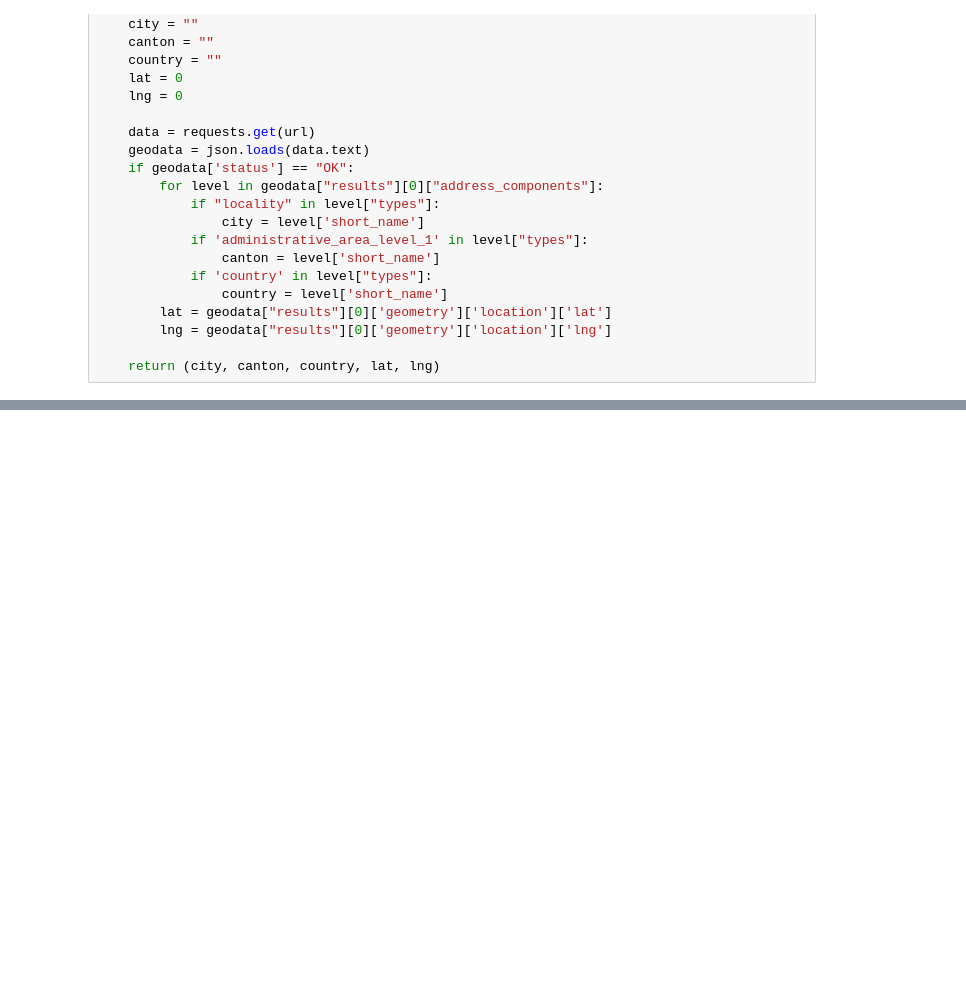
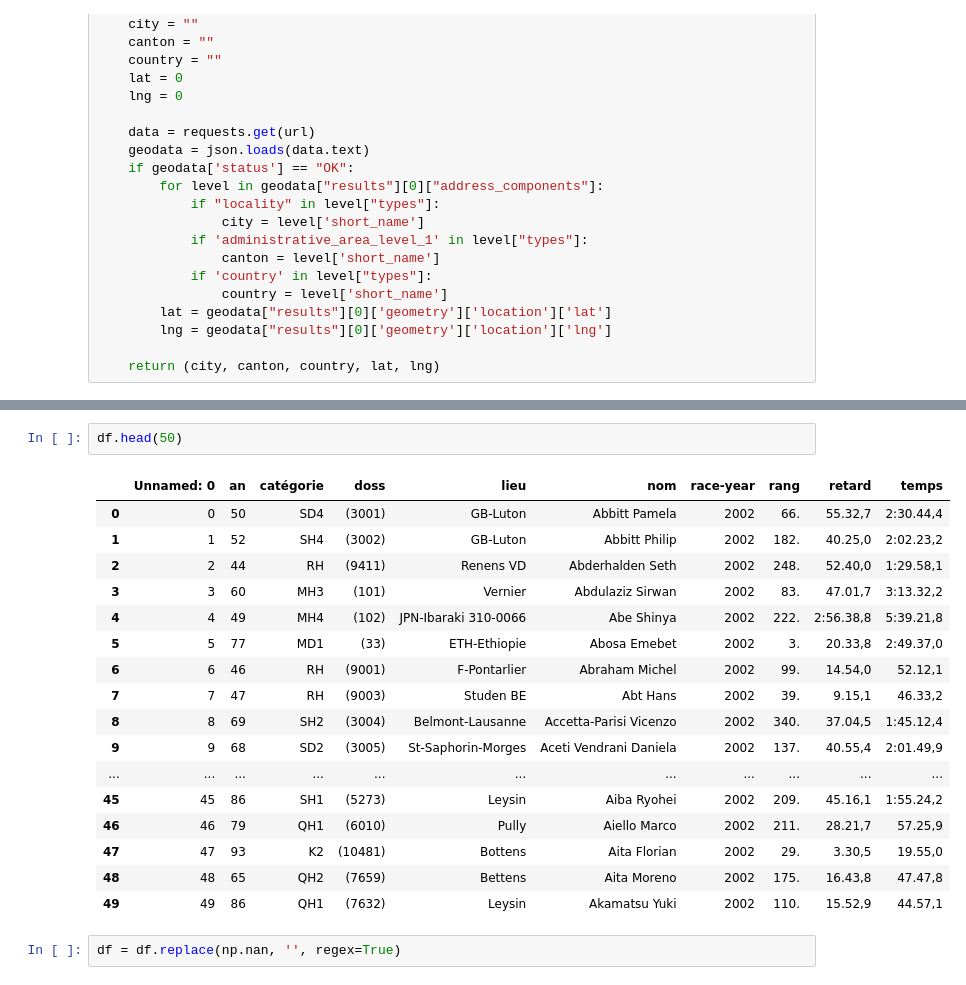
Before and after one commit to xiangzhemeng/Lausanne-Marathon-data-visualization, a Jupyter notebook: notebooks/geoLocationLookUp.ipynb, the cells around one changed output, grey strips where cells are left out. Saved outputs shown, nothing was run; the diff lists cells and outputs as text; blank space fills up the shorter version.

```diff
--- a/notebooks/geoLocationLookUp.ipynb
+++ b/notebooks/geoLocationLookUp.ipynb
@@ -58,0 +42,22 @@ df = pd.read_csv("../data/marathon-data.csv" ,sep='\t')
+# %%
+df.head(50)
+# %% [output]
+|  | Unnamed: 0 | an | catégorie | doss | lieu | nom | race-year | rang | retard | temps |
+| 0 | 0 | 50 | SD4 | (3001) | GB-Luton | Abbitt Pamela | 2002 | 66. | 55.32,7 | 2:30.44,4 |
+| 1 | 1 | 52 | SH4 | (3002) | GB-Luton | Abbitt Philip | 2002 | 182. | 40.25,0 | 2:02.23,2 |
+| 2 | 2 | 44 | RH | (9411) | Renens VD | Abderhalden Seth | 2002 | 248. | 52.40,0 | 1:29.58,1 |
+| 3 | 3 | 60 | MH3 | (101) | Vernier | Abdulaziz Sirwan | 2002 | 83. | 47.01,7 | 3:13.32,2 |
+| 4 | 4 | 49 | MH4 | (102) | JPN-Ibaraki 310-0066 | Abe Shinya | 2002 | 222. | 2:56.38,8 | 5:39.21,8 |
+| 5 | 5 | 77 | MD1 | (33) | ETH-Ethiopie | Abosa Emebet | 2002 | 3. | 20.33,8 | 2:49.37,0 |
+| 6 | 6 | 46 | RH | (9001) | F-Pontarlier | Abraham Michel | 2002 | 99. | 14.54,0 | 52.12,1 |
+| 7 | 7 | 47 | RH | (9003) | Studen BE | Abt Hans | 2002 | 39. | 9.15,1 | 46.33,2 |
+| 8 | 8 | 69 | SH2 | (3004) | Belmont-Lausanne | Accetta-Parisi Vicenzo | 2002 | 340. | 37.04,5 | 1:45.12,4 |
+| 9 | 9 | 68 | SD2 | (3005) | St-Saphorin-Morges | Aceti Vendrani Daniela | 2002 | 137. | 40.55,4 | 2:01.49,9 |
+| ... | ... | ... | ... | ... | ... | ... | ... | ... | ... | ... |
+| 45 | 45 | 86 | SH1 | (5273) | Leysin | Aiba Ryohei | 2002 | 209. | 45.16,1 | 1:55.24,2 |
+| 46 | 46 | 79 | QH1 | (6010) | Pully | Aiello Marco | 2002 | 211. | 28.21,7 | 57.25,9 |
+| 47 | 47 | 93 | K2 | (10481) | Bottens | Aita Florian | 2002 | 29. | 3.30,5 | 19.55,0 |
+| 48 | 48 | 65 | QH2 | (7659) | Bettens | Aita Moreno | 2002 | 175. | 16.43,8 | 47.47,8 |
+| 49 | 49 | 86 | QH1 | (7632) | Leysin | Akamatsu Yuki | 2002 | 110. | 15.52,9 | 44.57,1 |
+# %%
+df = df.replace(np.nan, '', regex=True)
```
Also changed, not shown: parts of 19 cells of this notebook.
